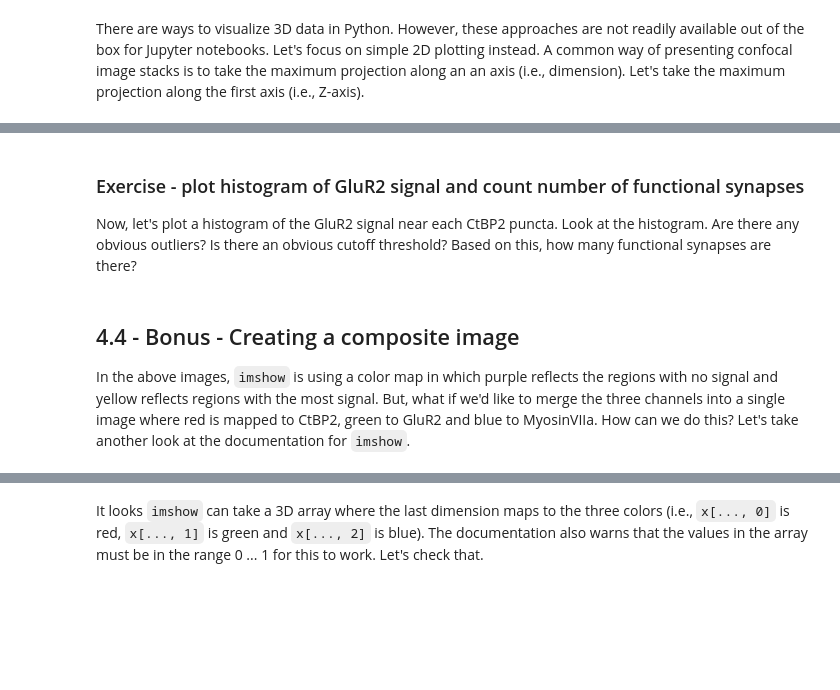
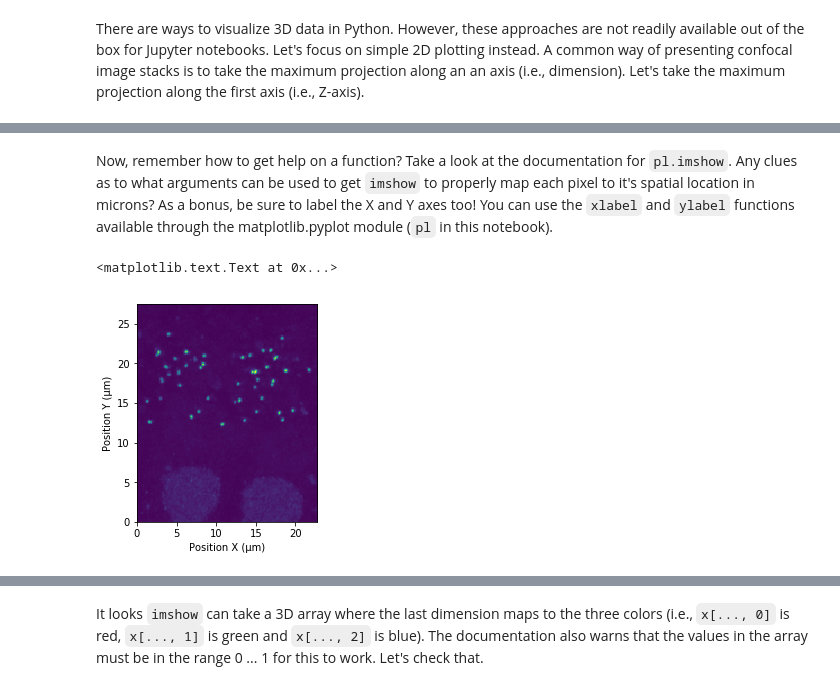
Before and after one commit to dasaderi/python_neurobootcamp, a Jupyter notebook: day-4/day4 solution.ipynb, the cells around one changed output, grey strips where cells are left out. Drawn from its saved outputs; the diff is of its cells as text; code cells hidden in the pictures; blank space fills up the shorter version.

```diff
--- a/day-4/day4 solution.ipynb
+++ b/day-4/day4 solution.ipynb
@@ -210,6 +434 @@ z_pixels = 135
-# %%
-# Solution
-cropped_CtBP2 = data_CtBP2[:z_pixels, :y_pixels, :x_pixels]
-projection = cropped_CtBP2.max(axis=0)
-pl.imshow(projection, origin='lower left')
 # %% [markdown]
@@ -346,4 +443,0 @@ stats_CtBP2['GluR2'] = signal
-# %% [markdown]
-### Exercise - plot histogram of GluR2 signal and count number of functional synapses
-
-Now, let's plot a histogram of the GluR2 signal near each CtBP2 puncta. Look at the histogram. Are there any obvious outliers? Is there an obvious cutoff threshold? Based on this, how many functional synapses are there?
@@ -357,4 +444,10 @@ print(len(stats_CtBP2.loc[mask]))
-# %% [markdown]
-## 4.4 - Bonus - Creating a composite image
-
-In the above images, `imshow` is using a color map in which purple reflects the regions with no signal and yellow reflects regions with the most signal. But, what if we'd like to merge the three channels into a single image where red is mapped to CtBP2, green to GluR2 and blue to MyosinVIIa. How can we do this? Let's take another look at the documentation for `imshow`.
+# %% [markdown]
+Now, remember how to get help on a function? Take a look at the documentation for `pl.imshow`. Any clues as to what arguments can be used to get `imshow` to properly map each pixel to it's spatial location in microns? As a bonus, be sure to label the X and Y axes too! You can use the `xlabel` and `ylabel` functions available through the matplotlib.pyplot module (`pl` in this notebook).
+# %%
+extents = (0, x_um, 0, y_um)
+pl.imshow(projection, origin='lower left', extent=extents)
+pl.xlabel('Position X (μm)')
+pl.ylabel('Position Y (μm)')
+# %% [output]
+<matplotlib.text.Text at 0x...>
+[figure, added]
```
Also changed, not shown: parts of 106 cells of this notebook, 2 other files.
